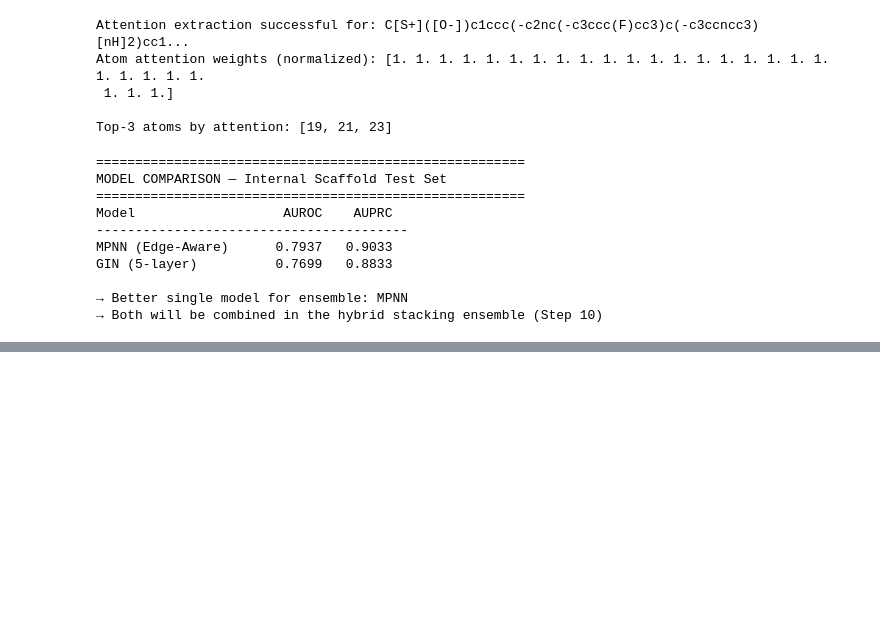
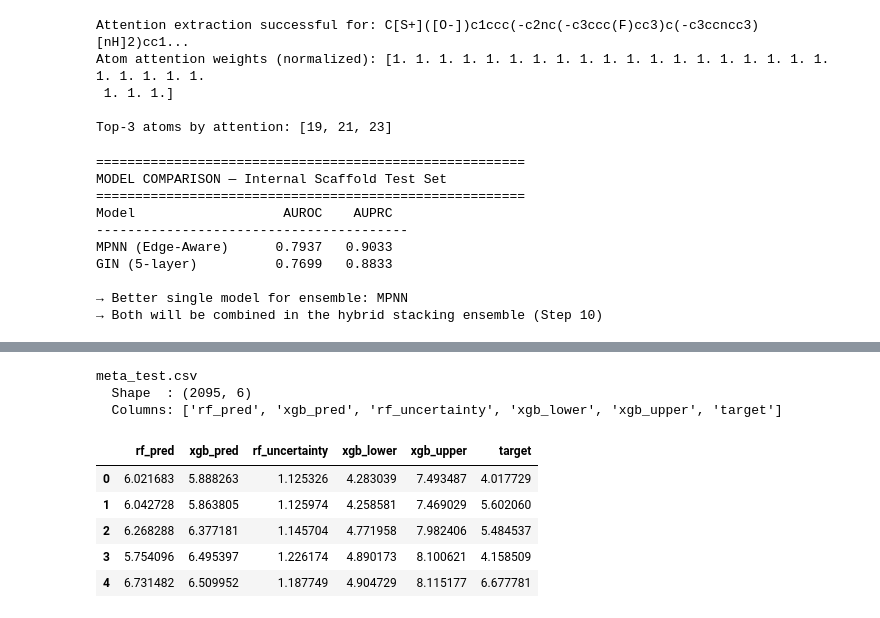
Before and after one commit to adwaiths05/end-to-end-ai-assisted-drug-discovery-workflow, a Jupyter notebook: drug-design-project.ipynb, the cells around one changed output, grey strips where cells are left out. Cells and saved outputs as stored; diff of their text form; code cells hidden in the pictures; blank space fills up the shorter version.

```diff
--- a/drug-design-project.ipynb
+++ b/drug-design-project.ipynb
@@ -3246,0 +3341,23 @@ GIN (5-layer)          0.7699   0.8833
+# %%
+# ================================================================
+# LOAD meta_test.csv
+# Columns: rf_pred | xgb_pred | target
+# ================================================================
+
+meta_test = pd.read_csv(META_TEST_PATH)
+
+print('meta_test.csv')
+print('  Shape  :', meta_test.shape)
+print('  Columns:', list(meta_test.columns))
+print()
+meta_test.head()
+# %% [output]
+meta_test.csv
+  Shape  : (2095, 6)
+  Columns: ['rf_pred', 'xgb_pred', 'rf_uncertainty', 'xgb_lower', 'xgb_upper', 'target']
+|  | rf_pred | xgb_pred | rf_uncertainty | xgb_lower | xgb_upper | target |
+| 0 | 6.021683 | 5.888263 | 1.125326 | 4.283039 | 7.493487 | 4.017729 |
+| 1 | 6.042728 | 5.863805 | 1.125974 | 4.258581 | 7.469029 | 5.602060 |
+| 2 | 6.268288 | 6.377181 | 1.145704 | 4.771958 | 7.982406 | 5.484537 |
+| 3 | 5.754096 | 6.495397 | 1.226174 | 4.890173 | 8.100621 | 4.158509 |
+| 4 | 6.731482 | 6.509952 | 1.187749 | 4.904729 | 8.115177 | 6.677781 |
```
Also changed, not shown: parts of 27 cells of this notebook.
